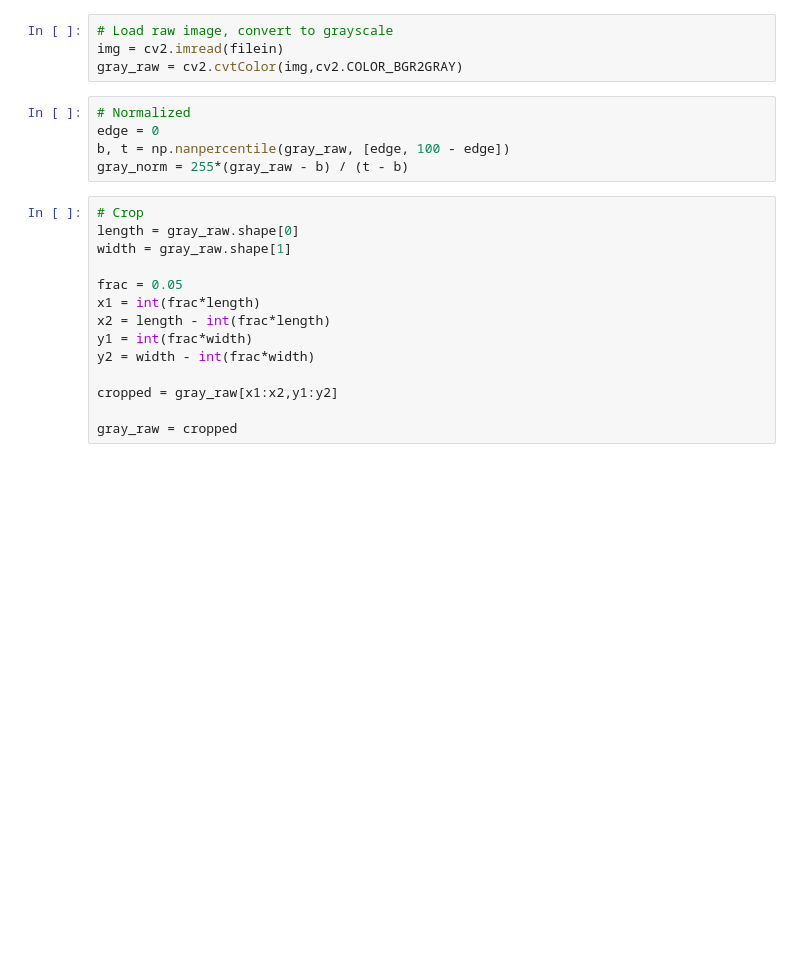
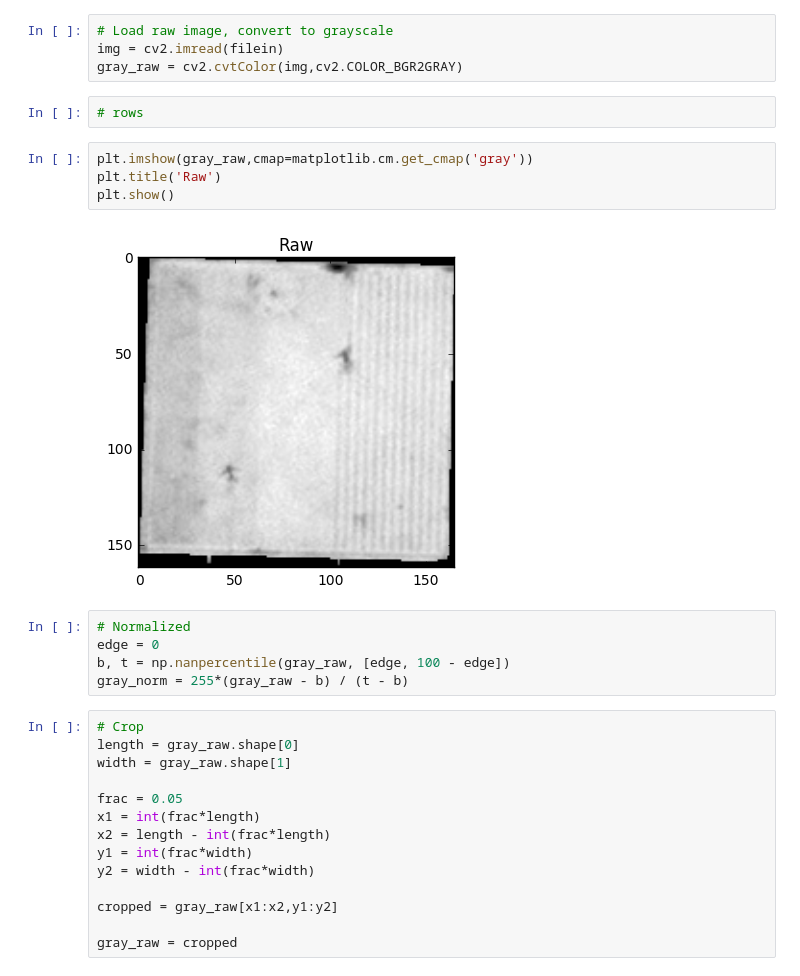
Before and after one commit to liu963/insight-project, a Jupyter notebook: pattern-recognition/FeatureExtraction_Demo.ipynb, the cells around one changed output. Cells and saved outputs as stored; diff of their text form; blank space fills up the shorter version.

```diff
--- a/pattern-recognition/FeatureExtraction_Demo.ipynb
+++ b/pattern-recognition/FeatureExtraction_Demo.ipynb
@@ -32,6 +31,14 @@ filein
 # Load raw image, convert to grayscale
 img = cv2.imread(filein)
 gray_raw = cv2.cvtColor(img,cv2.COLOR_BGR2GRAY)
+# %%
+# rows
+# %%
+plt.imshow(gray_raw,cmap=matplotlib.cm.get_cmap('gray'))
+plt.title('Raw')
+plt.show()
+# %% [output]
+[figure, added]
 # %%
 # Normalized
 edge = 0
```
Also changed, not shown: parts of 44 cells of this notebook.
